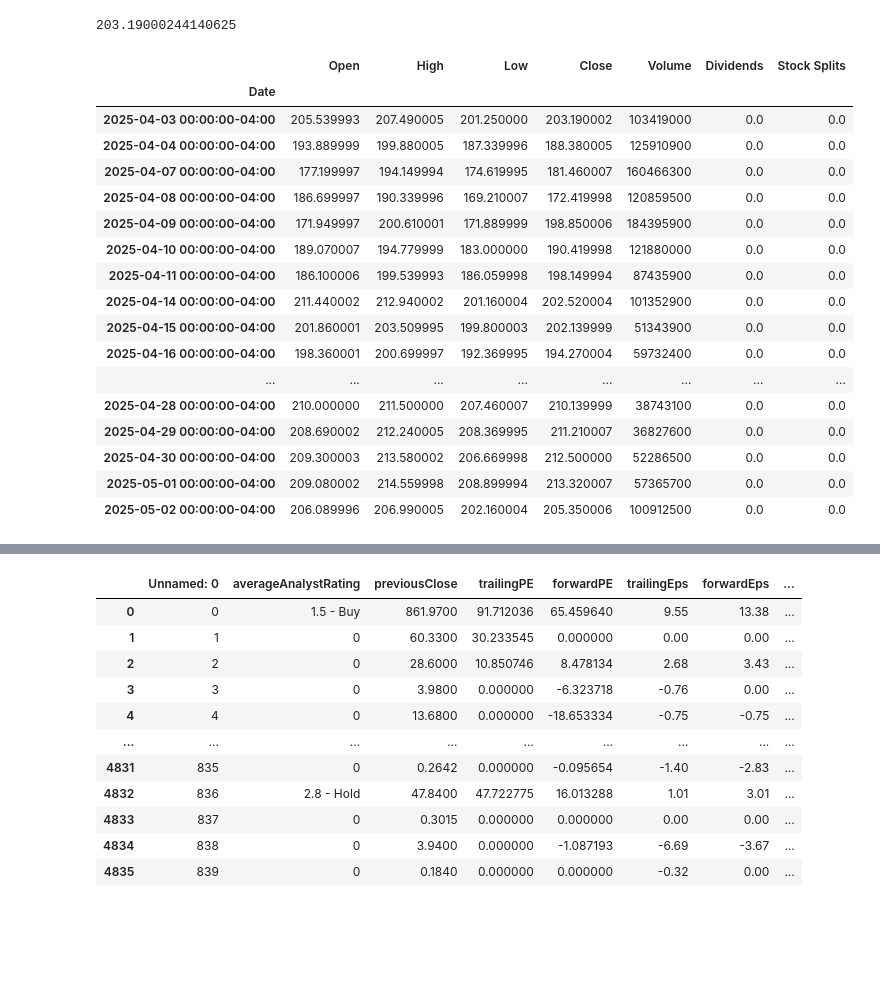
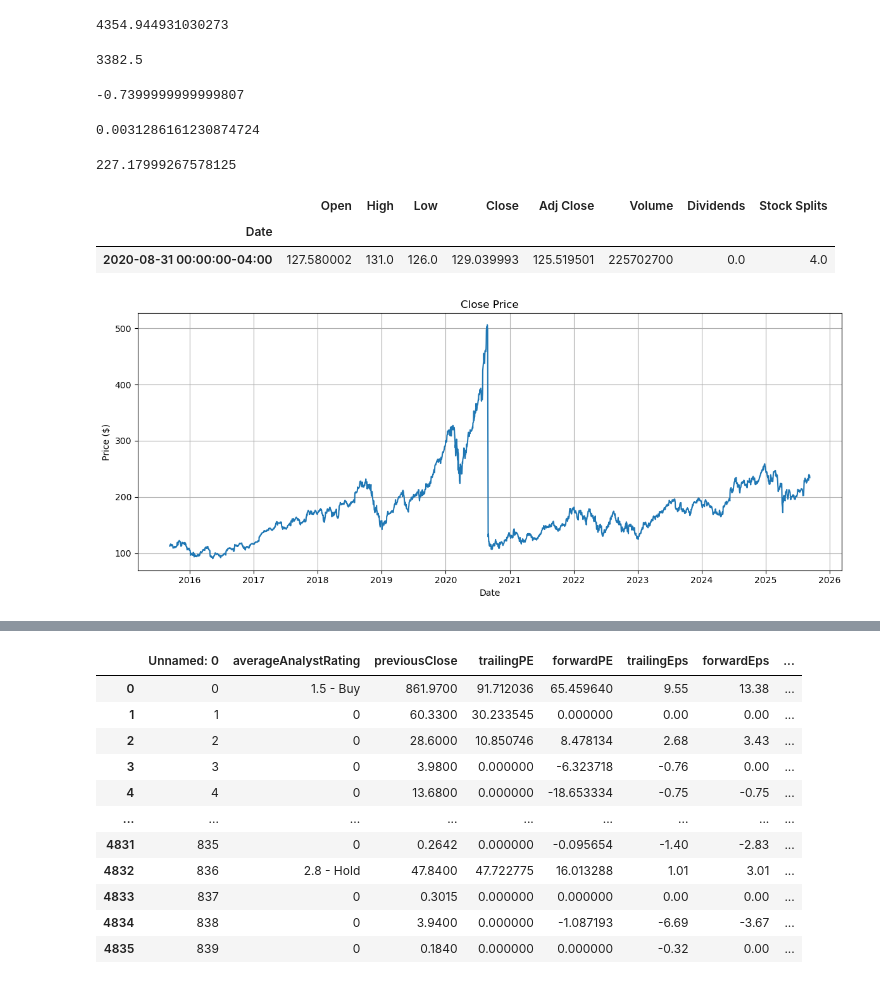
Before and after one commit to wherrickjr1/stock_predictions_project, a Jupyter notebook: stock_script2.ipynb, the cells around one changed output, grey strips where cells are left out. Cells and saved outputs as stored; diff of their text form; code cells hidden in the pictures; blank space fills up the shorter version.

Commit message:
new stock experiments

```diff
--- a/stock_script2.ipynb
+++ b/stock_script2.ipynb
@@ -19,3 +5,3 @@ def create_alert_file(ticker, high, low):
 # %%
-Apple = yf.Ticker("AAPL")
+Apple = yf.Ticker("XRAY")
 # %%
@@ -23,25 +26,22 @@ close = Apple.history(period = "1mo")
+# %%
+close['Close'].sum()
+# %% [output]
+4354.944931030273
+# %%
+len(close)*13.53
+# %% [output]
+3382.5
+# %%
+233.33-234.07
+# %% [output]
+-0.7399999999999807
+# %%
+.73/233.33
+# %% [output]
+0.0031286161230874724
 # %%
 Apple.history(period = "1mo")['Close'].iloc[0]
 # %% [output]
-203.19000244140625
+227.17999267578125
 # %%
-Apple.history(period = '1mo')
+df = Apple.history(period = '10y', auto_adjust = False)
-# %% [output]
-|  | Open | High | Low | Close | Volume | Dividends | Stock Splits |
-| Date |  |  |  |  |  |  |  |
-| 2025-04-03 00:00:00-04:00 | 205.539993 | 207.490005 | 201.250000 | 203.190002 | 103419000 | 0.0 | 0.0 |
-| 2025-04-04 00:00:00-04:00 | 193.889999 | 199.880005 | 187.339996 | 188.380005 | 125910900 | 0.0 | 0.0 |
-| 2025-04-07 00:00:00-04:00 | 177.199997 | 194.149994 | 174.619995 | 181.460007 | 160466300 | 0.0 | 0.0 |
-| 2025-04-08 00:00:00-04:00 | 186.699997 | 190.339996 | 169.210007 | 172.419998 | 120859500 | 0.0 | 0.0 |
-| 2025-04-09 00:00:00-04:00 | 171.949997 | 200.610001 | 171.889999 | 198.850006 | 184395900 | 0.0 | 0.0 |
-| 2025-04-10 00:00:00-04:00 | 189.070007 | 194.779999 | 183.000000 | 190.419998 | 121880000 | 0.0 | 0.0 |
-| 2025-04-11 00:00:00-04:00 | 186.100006 | 199.539993 | 186.059998 | 198.149994 | 87435900 | 0.0 | 0.0 |
-| 2025-04-14 00:00:00-04:00 | 211.440002 | 212.940002 | 201.160004 | 202.520004 | 101352900 | 0.0 | 0.0 |
-| 2025-04-15 00:00:00-04:00 | 201.860001 | 203.509995 | 199.800003 | 202.139999 | 51343900 | 0.0 | 0.0 |
-| 2025-04-16 00:00:00-04:00 | 198.360001 | 200.699997 | 192.369995 | 194.270004 | 59732400 | 0.0 | 0.0 |
-| ... | ... | ... | ... | ... | ... | ... | ... |
-| 2025-04-28 00:00:00-04:00 | 210.000000 | 211.500000 | 207.460007 | 210.139999 | 38743100 | 0.0 | 0.0 |
-| 2025-04-29 00:00:00-04:00 | 208.690002 | 212.240005 | 208.369995 | 211.210007 | 36827600 | 0.0 | 0.0 |
-| 2025-04-30 00:00:00-04:00 | 209.300003 | 213.580002 | 206.669998 | 212.500000 | 52286500 | 0.0 | 0.0 |
-| 2025-05-01 00:00:00-04:00 | 209.080002 | 214.559998 | 208.899994 | 213.320007 | 57365700 | 0.0 | 0.0 |
-| 2025-05-02 00:00:00-04:00 | 206.089996 | 206.990005 | 202.160004 | 205.350006 | 100912500 | 0.0 | 0.0 |
@@ -47,0 +50,20 @@ Apple.history(period = '1mo')
+# %%
+new = df[df['Stock Splits'] != 0.0]
+new
+# %% [output]
+|  | Open | High | Low | Close | Adj Close | Volume | Dividends | Stock Splits |
+| Date |  |  |  |  |  |  |  |  |
+| 2020-08-31 00:00:00-04:00 | 127.580002 | 131.0 | 126.0 | 129.039993 | 125.519501 | 225702700 | 0.0 | 4.0 |
+# %%
+df.loc[df.index < "2020-08-31", 'Close'] *= 4
+# %%
+plt.figure(figsize=(12,5))
+plt.plot(df.index, df['Close'])
+plt.title('Close Price')
+plt.xlabel('Date')
+plt.ylabel('Price ($)')
+plt.grid(True)
+plt.tight_layout()
+plt.show()
+# %% [output]
+[figure, added]
```
Also changed, not shown: parts of 39 cells of this notebook, 3 other files.
